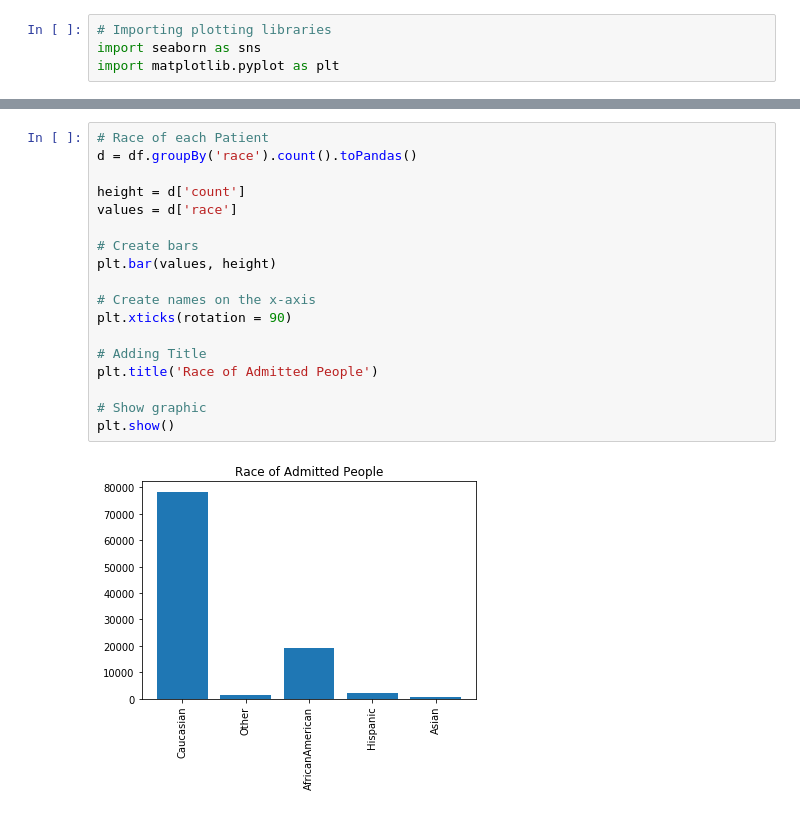
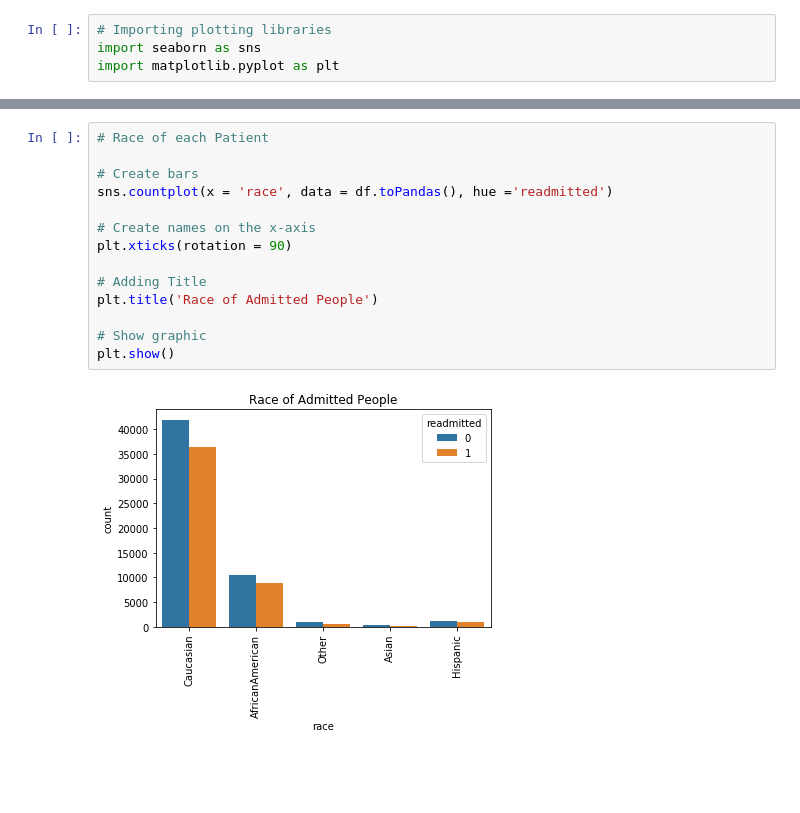
Before and after one commit to Laxman-Kumar/Hospital-Readmission-based-on-DiabetesData, a Jupyter notebook: BDASaheb.ipynb, the cells around one changed output, grey strips where cells are left out. Drawn from its saved outputs; the diff is of its cells as text; blank space fills up the shorter version.

```diff
--- a/BDASaheb.ipynb
+++ b/BDASaheb.ipynb
@@ -148,23 +129,19 @@ plt.show()
 # %%
 # Race of each Patient
-d = df.groupBy('race').count().toPandas()
-
-height = d['count']
-values = d['race']
 
 # Create bars
-plt.bar(values, height)
+sns.countplot(x = 'race', data = df.toPandas(), hue ='readmitted')
 
 # Create names on the x-axis
 plt.xticks(rotation = 90)
 
 # Adding Title
 plt.title('Race of Admitted People')
 
 # Show graphic
 plt.show()
 # %% [output]
-[figure, old version]
+[figure, new version]
 # %%
 # Age of each Patient
 
```
Also changed, not shown: parts of 6 cells of this notebook.
